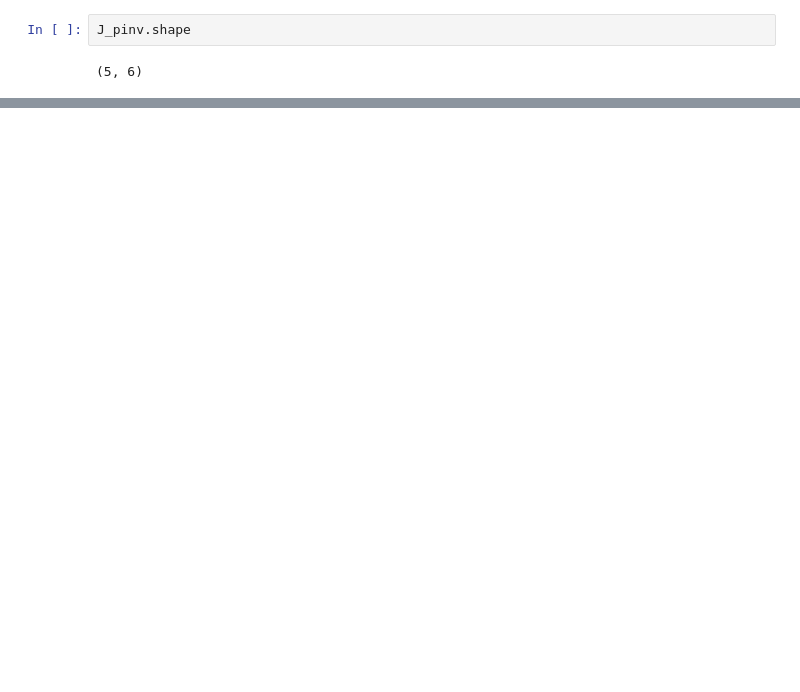
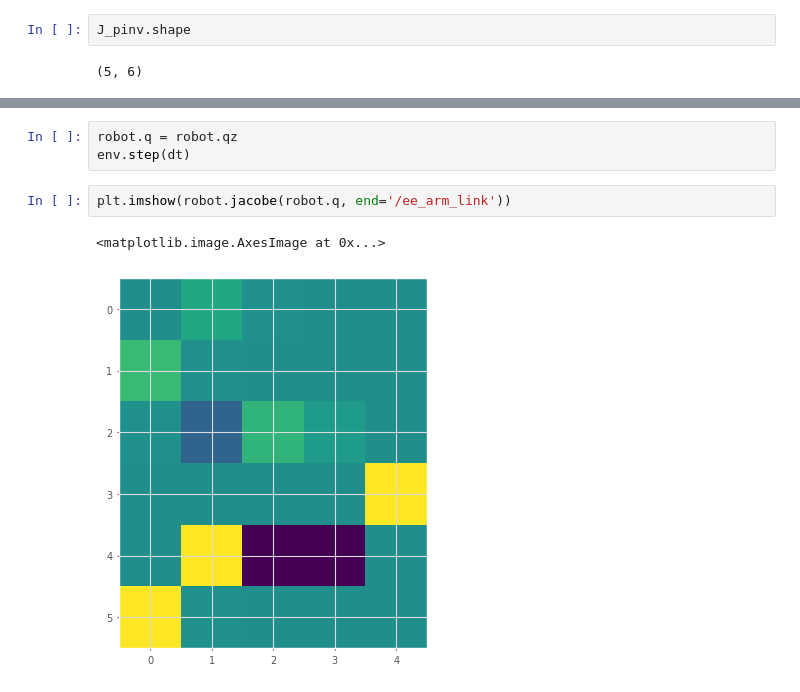
Before and after one commit to the-hive-lab/robotics-toolbox-dkt, a Jupyter notebook: WX200-experiments.ipynb, the cells around one changed output, grey strips where cells are left out. Saved outputs shown, nothing was run; the diff lists cells and outputs as text; blank space fills up the shorter version.

```diff
--- a/WX200-experiments.ipynb
+++ b/WX200-experiments.ipynb
@@ -346,0 +356,8 @@ for _ in range(int(10/dt)):
+# %%
+robot.q = robot.qz
+env.step(dt)
+# %%
+plt.imshow(robot.jacobe(robot.q, end='/ee_arm_link'))
+# %% [output]
+<matplotlib.image.AxesImage at 0x...>
+[figure, added]
```
Also changed, not shown: parts of 8 cells of this notebook.
